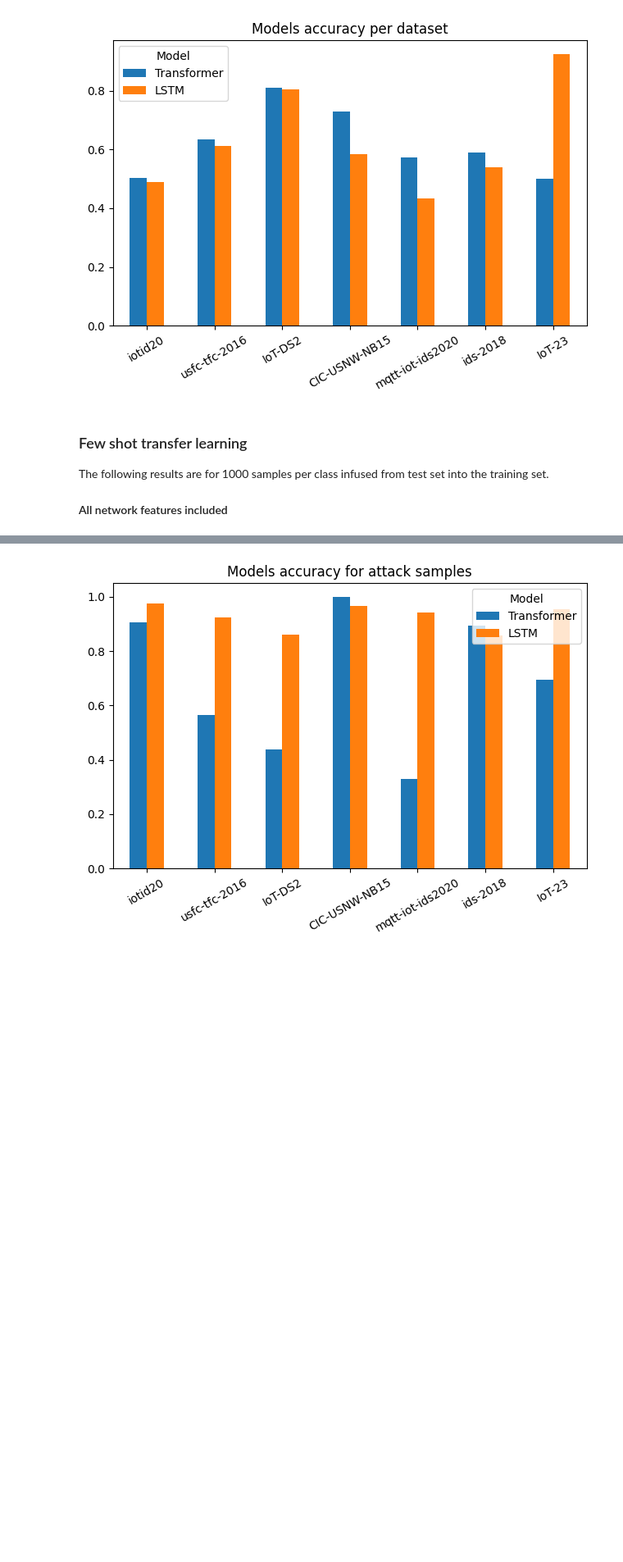
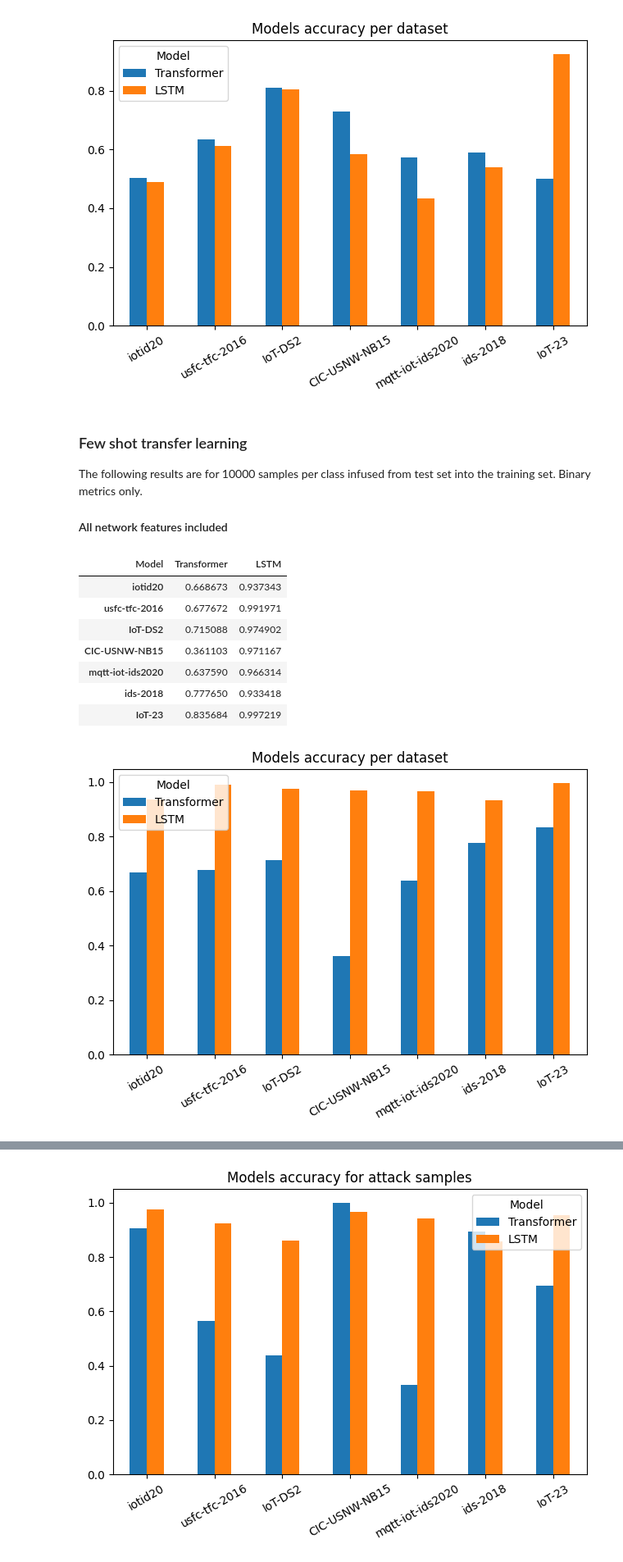
Before and after one commit to thetonk/master-thesis, a Jupyter notebook: notebooks/experiments-results-transfer-learning.ipynb, the cells around one changed output, grey strips where cells are left out. Shown: that part at 82% size. Cells and saved outputs as stored; diff of their text form; code cells hidden in the pictures; blank space fills up the shorter version.

```diff
--- a/notebooks/experiments-results-transfer-learning.ipynb
+++ b/notebooks/experiments-results-transfer-learning.ipynb
@@ -155,5 +155,29 @@ fig.savefig("model_accuracy_removed_zero_shot.pdf")
 [figure]
 # %% [markdown]
 ### Few shot transfer learning
-The following results are for 1000 samples per class infused from test set into the training set.
+The following results are for 10000 samples per class infused from test set into the training set. Binary metrics only.
 #### All network features included
+# %%
+transformer_csv = "../tests/results/reports/transformer/few_shot/10000_samples/with_network_specific_features/30_epochs_early_stop/binary_metrics/results_transformer_TL_few_shot.csv"
+lstm_csv = "../tests/results/reports/lstm/few_shot/10000_samples/with_network_specific_features/5_epochs_early_stop/binary_metrics/results_lstm_TL_few_shot.csv"
+accuracy_per_dataset = get_binary_models_performance(transformer_csv, lstm_csv)
+precision_per_dataset = get_binary_models_performance(transformer_csv, lstm_csv, "Precision")
+recall_per_dataset = get_binary_models_performance(transformer_csv, lstm_csv, "Recall")
+f1_per_dataset = get_binary_models_performance(transformer_csv, lstm_csv, "F1 Score")
+
+display(accuracy_per_dataset.T)
+ax = accuracy_per_dataset.T.plot(kind='bar', rot=30)
+ax.set_title("Models accuracy per dataset")
+fig = ax.get_figure()
+fig.tight_layout(h_pad=3)
+fig.savefig("model_accuracy_few_shot_10000.pdf")
+# %% [output]
+| Model | Transformer | LSTM |
+| iotid20 | 0.668673 | 0.937343 |
+| usfc-tfc-2016 | 0.677672 | 0.991971 |
+| IoT-DS2 | 0.715088 | 0.974902 |
+| CIC-USNW-NB15 | 0.361103 | 0.971167 |
+| mqtt-iot-ids2020 | 0.637590 | 0.966314 |
+| ids-2018 | 0.777650 | 0.933418 |
+| IoT-23 | 0.835684 | 0.997219 |
+[figure, added]
```
Also changed, not shown: parts of 5 cells of this notebook, 26 other files.
